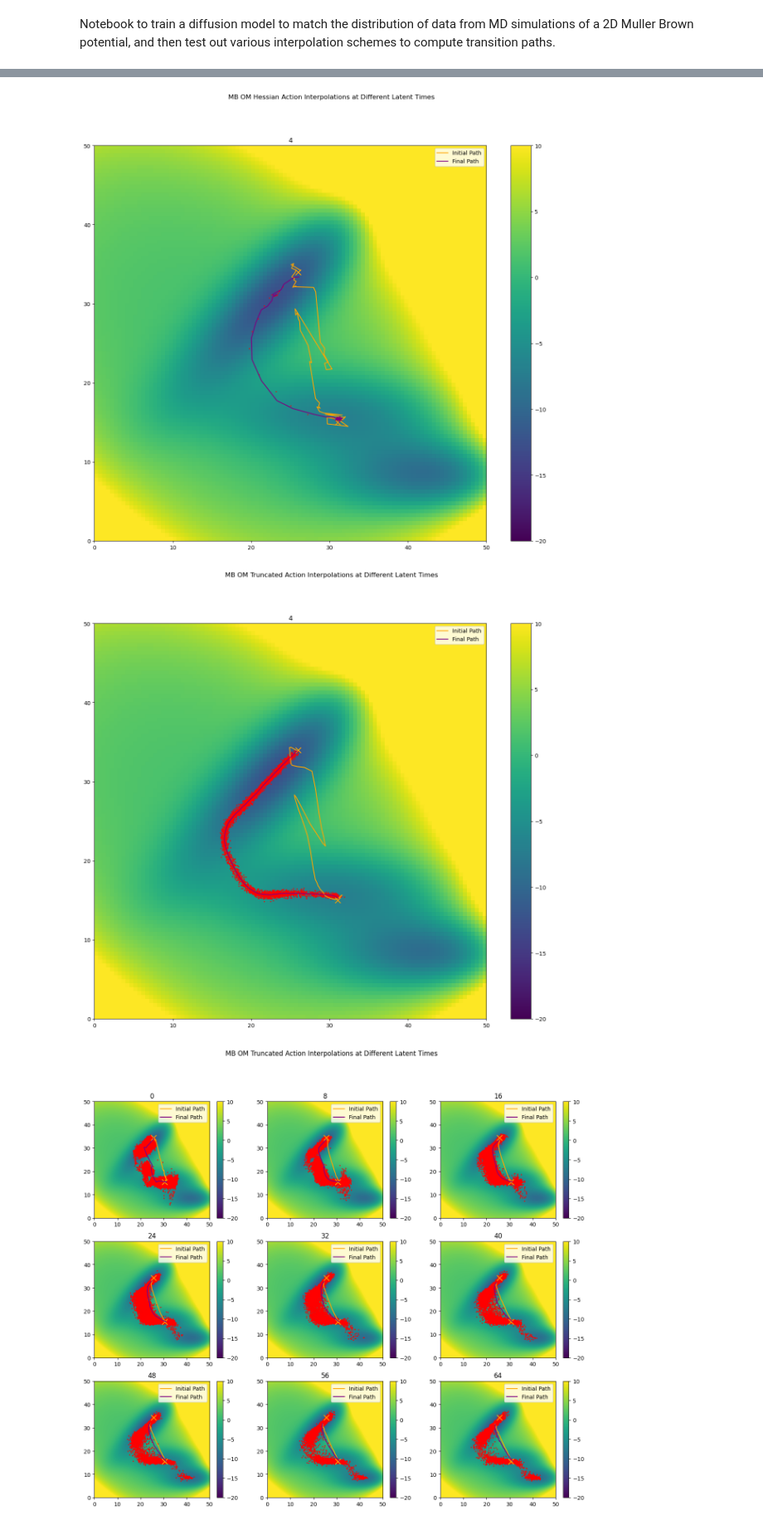
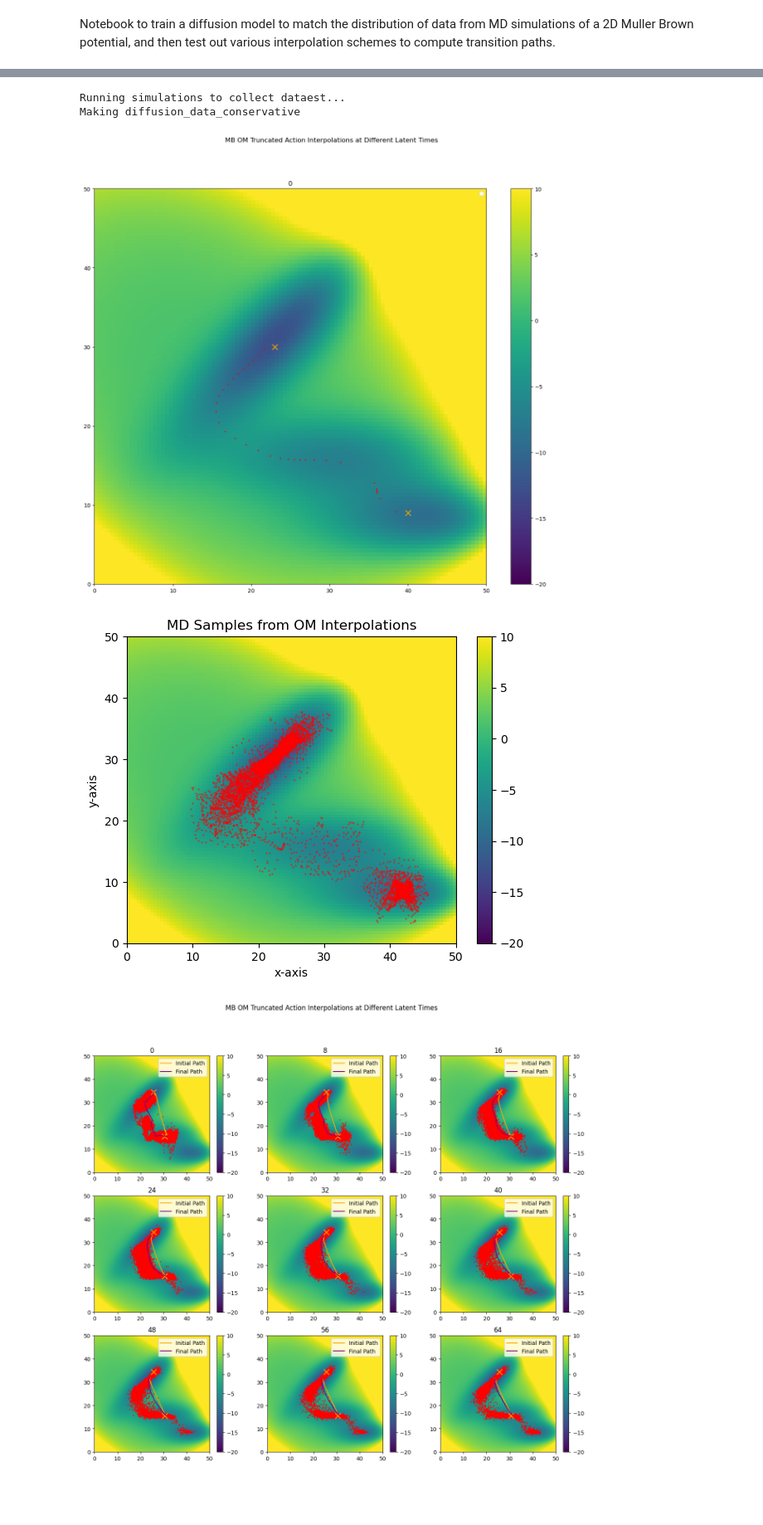
Before and after one commit to michael-psenka/OM-TPS, a Jupyter notebook: train_diffusion_mb.ipynb, the cells around one changed output, grey strips where cells are left out. Shown at 83% size. Cells and saved outputs as stored; diff of their text form; code cells hidden in the pictures; blank space fills up the shorter version.

```diff
--- a/train_diffusion_mb.ipynb
+++ b/train_diffusion_mb.ipynb
@@ -49,7 +49,7 @@ def get_numpy(tensor):
 
 
 # Plotting
-def visualize_mb_data(dataset, title="Muller Brown Training Data"):
+def visualize_mb_data(dataset, normalize = False, title="Muller Brown Training Data"):
     mb_dataloader = torch.utils.data.DataLoader(dataset, batch_size=4096, shuffle=True)
 
     num_points = 100
@@ -67,6 +67,8 @@ def visualize_mb_data(dataset, title="Muller Brown Training Data"):
     # also plot batch from dataloader
     for i, batch in tqdm(enumerate(mb_dataloader)):
         x, force = batch
+        if normalize:
+            x = x * std.cpu() + mean.cpu()
         ax.scatter(x[:, 0], x[:, 1], color='red', s=0.1)
 
     ax.set_xlim([calculator.Lx, calculator.Hx])
@@ -709,10 +732,17 @@ np.save("mb_std.npy", get_numpy(std))
+# %%
+mean = torch.tensor(np.load("mb_mean.npy")).to(device).to(torch.float32)
+std = torch.tensor(np.load("mb_std.npy")).to(device).to(torch.float32)
 # %%
 # Define common args for interpolation experiments
 latent_times = torch.linspace(0, 64, 9).to(torch.long).to(device)
 
 # start and end points for interpolation - different from basins to ensure we're not just i.i.d sampling
-x1 = torch.Tensor([[26, 34]]).to(device)
-x2 = torch.Tensor([[31, 15]]).to(device)
+# x1 = torch.Tensor([[26, 34]]).to(device)
+# x2 = torch.Tensor([[31, 15]]).to(device)
+
+# start and end points for interpolation - same as basins
+x1 = torch.Tensor([[23, 30]]).to(device)
+x2 = torch.Tensor([[40, 9]]).to(device)
 
 # Normalize the points
 x1 = (x1 - mean) / std
@@ -781,6 +803,6 @@ save_multi_scatter_2d(samples, latent_times, title = "MB OM Hessian Action Inter
 # %%
 from mb_actions import HutchinsonAction
-#  om interpolation in diffusion space - S2Action
+#  om interpolation in diffusion space - HutchinsonAction
 mlp = MLP(3, 256, 2, device, act=F.gelu).to(device).to(torch.float32)
 mlp.load_state_dict(torch.load("/data/shared/models/om/mb_diffusion_model_gelu.pt"))
 latent_times = [4]
@@ -796,28 +818,39 @@ paths = paths*std + mean
 
 paths = get_numpy(paths.mean(dim = 2)) # average over paths
 
-save_multi_scatter_2d(samples, latent_times, title = "MB OM Hessian Action Interpolations at Different Latent Times", paths = paths)
+save_multi_scatter_2d(samples, latent_times, title = "MB OM Hutchinson Action Interpolations at Different Latent Times", paths = paths)
-# %% [output]
-[figure, removed]
 # %%
 # om interpolation in diffusion space - TruncatedAction
-mlp = MLP(3, 256, 2, device, act = F.gelu).to(device).to(torch.float32)
-mlp.load_state_dict(torch.load("mb_diffusion_model_gelu.pt"))
+latent_times = [0]
+mlp = MLP(3, 256, 2, device, act = F.relu, conservative=False).to(device).to(torch.float32)
+mlp.load_state_dict(torch.load("mb_diffusion_model.pt"))
 model = MBDiffusionModel(mlp, num_steps = 256, device = device).to(device).to(torch.float32)
-out = [model.om_interpolation(x1, x2, action_cls = TruncatedAction, path_length=50, num_paths = 100, latent_time=time, om_steps = 1000, lr = 2e-1) for time in latent_times]
+out = [model.om_interpolation(x1, x2, initial_guess_time = 0, encode_and_decode = False, action_cls = TruncatedAction, path_length=50, num_paths = 100, latent_time=time, om_steps = 1000, lr = 2e-1) for time in latent_times]
 samples, paths, actions, grad_ratios = zip(*out) # TODO: plot evolution of paths during optimization
 samples = torch.stack(samples) # [9 x num_paths x path_length x 2]
 samples = samples*std + mean
 samples = get_numpy(samples.reshape(len(latent_times), -1, 2))
 
-paths = torch.stack([torch.stack(p) for p in paths]) #[9 x om_steps/save_every x num_paths x path_length x 2]
-paths = paths*std + mean
+# paths = torch.stack([torch.stack(p) for p in paths]) #[9 x om_steps/save_every x num_paths x path_length x 2]
+# paths = paths*std + mean
 
-paths = get_numpy(paths.mean(dim = 2)) # average over paths
+# paths = get_numpy(paths.mean(dim = 2)) # average over paths
 
-save_multi_scatter_2d(samples, latent_times, title = "MB OM Truncated Action Interpolations at Different Latent Times", paths = paths)
+save_multi_scatter_2d(samples, latent_times, title = "MB OM Truncated Action Interpolations at Different Latent Times") #, paths = paths)
+
+# Run MD simulations using the optimized paths and the trained model
+from mb_calculator import DiffusionModel_MullerBrownPotential
+from copy import deepcopy
+diffusion_calculator = DiffusionModel_MullerBrownPotential(model = model, t = 4, device = model.device)
+ics = (deepcopy(samples) - mean.cpu().numpy()) / std.cpu().numpy()
+ics = ics.squeeze()
+md_samples = MBDataset(save_path = 'diffusion_data_conservative', calculator = diffusion_calculator, initial_positions = ics[13:17], timestep = 5.0, temperature = 700, n_steps = 1000, n_sims = 10, gamma = 0.001)
+visualize_mb_data(md_samples, normalize=True, title="MD Samples from OM Interpolations")
 # %% [output]
+Running simulations to collect dataest...
+Making diffusion_data_conservative
-[figure, old version]
+[figure, new version]
+[figure, added]
 # %%
 # om interpolation in diffusion space - TruncatedAction - with annealing
 mlp = MLP(3, 256, 2, device).to(device).to(torch.float32)
```
Also changed, not shown: parts of 13 cells of this notebook, 2 other files.
